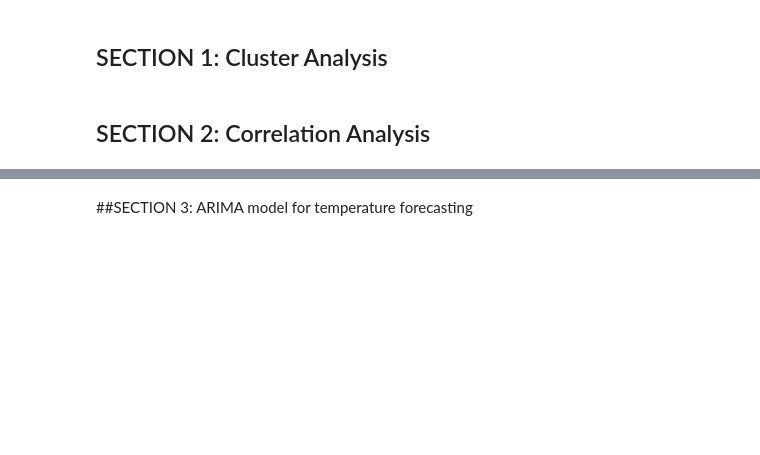
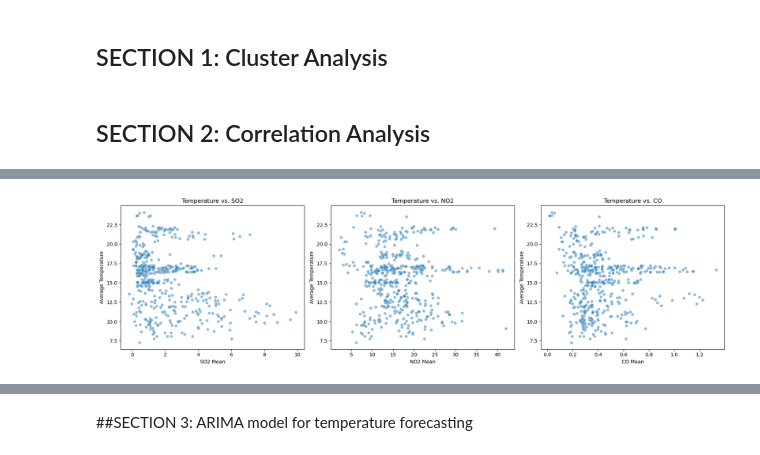
Before and after one commit to aredjil/Temperature-forecasting-for-different-cities-in-the-world, a Jupyter notebook: Correlation_analysis.ipynb, the cells around one changed output, grey strips where cells are left out. Saved outputs shown, nothing was run; the diff lists cells and outputs as text; code cells hidden in the pictures; blank space fills up the shorter version.

```diff
--- a/Correlation_analysis.ipynb
+++ b/Correlation_analysis.ipynb
@@ -73,0 +192,25 @@ Improve your data and profiling with ydata-sdk, featuring data quality scoring,
+# %%
+# Plot of "SO2 Mean", "NO2 Mean" and  "CO Mean" vs 	"AverageTemperature"
+fig, axes = plt.subplots(1, 3, figsize=(18, 5))  # 1 fila, 3 columnas
+
+# Temperature vs. SO2
+sns.scatterplot(ax=axes[0], x=df["SO2 Mean"], y=df["AverageTemperature"], alpha=0.5)
+axes[0].set_xlabel("SO2 Mean")
+axes[0].set_ylabel("Average Temperature")
+axes[0].set_title("Temperature vs. SO2")
+
+# Temperature vs. NO2
+sns.scatterplot(ax=axes[1], x=df["NO2 Mean"], y=df["AverageTemperature"], alpha=0.5)
+axes[1].set_xlabel("NO2 Mean")
+axes[1].set_ylabel("Average Temperature")
+axes[1].set_title("Temperature vs. NO2")
+
+# Temperature vs. CO
+sns.scatterplot(ax=axes[2], x=df["CO Mean"], y=df["AverageTemperature"], alpha=0.5)
+axes[2].set_xlabel("CO Mean")
+axes[2].set_ylabel("Average Temperature")
+axes[2].set_title("Temperature vs. CO")
+
+plt.tight_layout()
+# %% [output]
+[figure, added]
```
Also changed, not shown: parts of 13 cells of this notebook, 2 other files.
